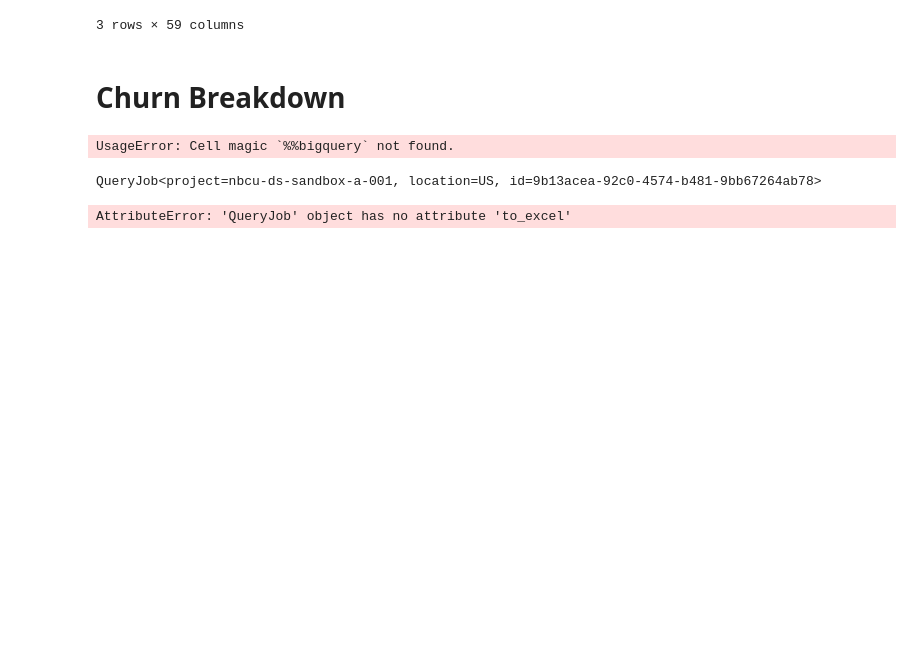
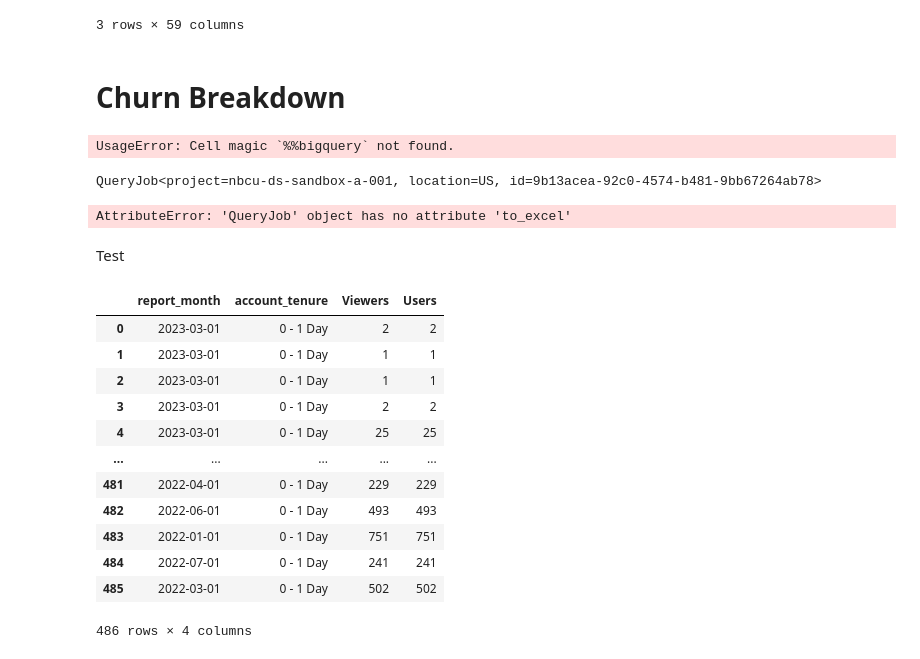
Before and after one commit to sandersli-nbc/CRM-Dashboard, a Jupyter notebook: email_pipeline.ipynb, the cells around one changed output. Drawn from its saved outputs; the diff is of its cells as text; code cells hidden in the pictures; blank space fills up the shorter version.

```diff
--- a/email_pipeline.ipynb
+++ b/email_pipeline.ipynb
@@ -810,3 +825,24 @@ QueryJob<project=nbcu-ds-sandbox-a-001, location=US, id=9b13acea-92c0-4574-b481-
 df_churn.to_excel('email_kpi_v4_Jan23_churn.xlsx')
 # %% [output]
 AttributeError: 'QueryJob' object has no attribute 'to_excel'
+# %% [markdown]
+Test
+# %%
+%%bigquery --project nbcu-ds-sandbox-a-001
+select report_month, account_tenure, Viewers, Users
+from `nbcu-ds-sandbox-a-001.SLi_sandbox.email_channel_kpi_monthly`
+where account_tenure = '0 - 1 Day'
+# %% [output]
+|  | report_month | account_tenure | Viewers | Users |
+| 0 | 2023-03-01 | 0 - 1 Day | 2 | 2 |
+| 1 | 2023-03-01 | 0 - 1 Day | 1 | 1 |
+| 2 | 2023-03-01 | 0 - 1 Day | 1 | 1 |
+| 3 | 2023-03-01 | 0 - 1 Day | 2 | 2 |
+| 4 | 2023-03-01 | 0 - 1 Day | 25 | 25 |
+| ... | ... | ... | ... | ... |
+| 481 | 2022-04-01 | 0 - 1 Day | 229 | 229 |
+| 482 | 2022-06-01 | 0 - 1 Day | 493 | 493 |
+| 483 | 2022-01-01 | 0 - 1 Day | 751 | 751 |
+| 484 | 2022-07-01 | 0 - 1 Day | 241 | 241 |
+| 485 | 2022-03-01 | 0 - 1 Day | 502 | 502 |
+486 rows × 4 columns
```
Also changed, not shown: parts of 2 cells of this notebook, 8 other files.
